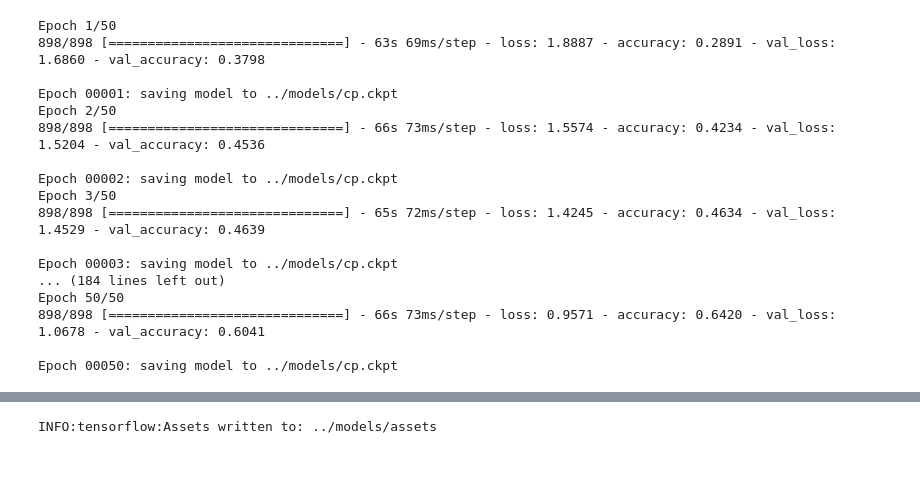
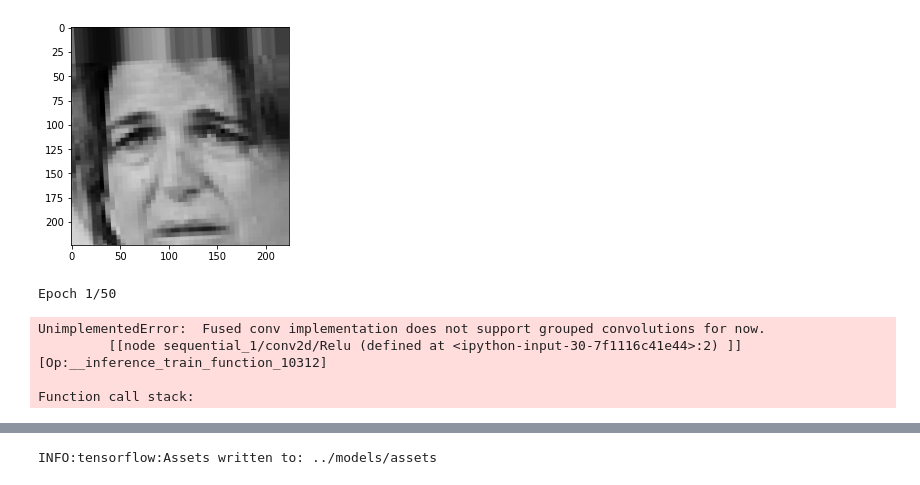
Before and after one commit to NPilis/Facial-Expression-Recognition, a Jupyter notebook: notebooks/test.ipynb, the cells around one changed output, grey strips where cells are left out. Cells and saved outputs as stored; diff of their text form; code cells hidden in the pictures.

```diff
--- a/notebooks/test.ipynb
+++ b/notebooks/test.ipynb
@@ -67,0 +143,6 @@ ________________________________________________________________________________
+# %%
+for e in train_gen:
+    plt.imshow(e[0][0])
+    break
+# %% [output]
+[figure, added]
@@ -68,25 +170,14 @@ ________________________________________________________________________________
 # %%
-cp_callback = tf.keras.callbacks.ModelCheckpoint(filepath=checkpoint_path, , verbose=1)
-history = fer_model.fit(train_gen.flow(x_train_FER, y_train_FER, batch_size=32),
-                    epochs=50, batch_size=32,
-                    validation_data=(x_val_FER/255.0, y_val_FER),
+cp_callback = tf.keras.callbacks.ModelCheckpoint(filepath=checkpoint_path, verbose=1)
+history = model.fit(train_gen,
+                    epochs=50, batch_size=64,
+                    validation_data=val_gen,
+                    shuffle=True,
                     callbacks=[cp_callback])
 # %% [output]
 Epoch 1/50
-898/898 [==============================] - 63s 69ms/step - loss: 1.8887 - accuracy: 0.2891 - val_loss: 1.6860 - val_accuracy: 0.3798
-
-Epoch 00001: saving model to ../models/cp.ckpt
-Epoch 2/50
-898/898 [==============================] - 66s 73ms/step - loss: 1.5574 - accuracy: 0.4234 - val_loss: 1.5204 - val_accuracy: 0.4536
-
-Epoch 00002: saving model to ../models/cp.ckpt
-Epoch 3/50
-898/898 [==============================] - 65s 72ms/step - loss: 1.4245 - accuracy: 0.4634 - val_loss: 1.4529 - val_accuracy: 0.4639
-
-Epoch 00003: saving model to ../models/cp.ckpt
-... (184 lines left out)
-Epoch 50/50
-898/898 [==============================] - 66s 73ms/step - loss: 0.9571 - accuracy: 0.6420 - val_loss: 1.0678 - val_accuracy: 0.6041
-
-Epoch 00050: saving model to ../models/cp.ckpt
+UnimplementedError:  Fused conv implementation does not support grouped convolutions for now.
+         [[node sequential_1/conv2d/Relu (defined at <ipython-input-30-7f1116c41e44>:2) ]] [Op:__inference_train_function_10312]
+
+Function call stack:
 # %%
```
Also changed, not shown: parts of 13 cells of this notebook, 6 other files.
